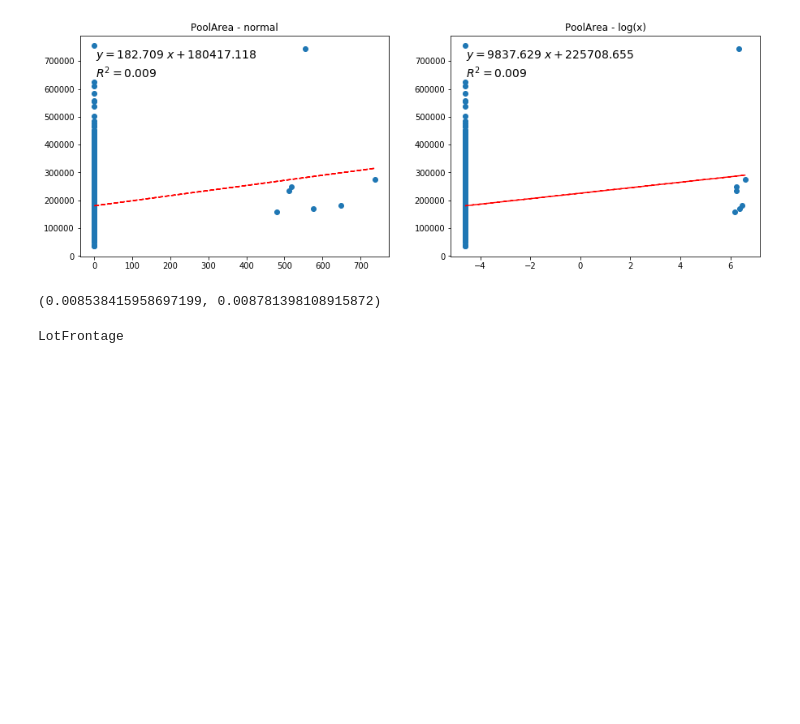
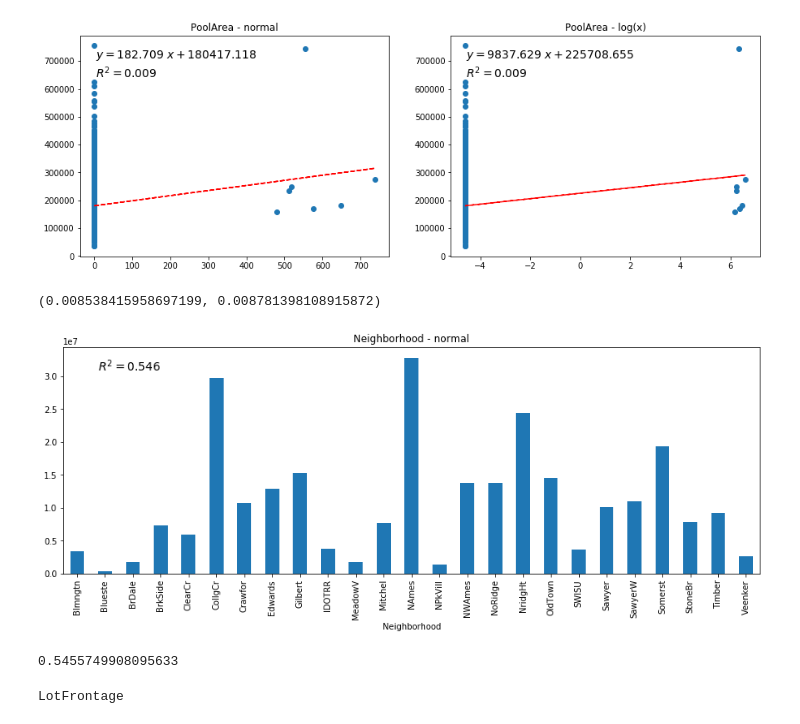
Before and after one commit to oryden/house-price-training-kaggle, a Jupyter notebook: jupyter_notebooks/Kaggle_House_Prices_v1.ipynb, the cells around one changed output. Drawn from its saved outputs; the diff is of its cells as text; code cells hidden in the pictures; blank space fills up the shorter version.

Commit message:
- created functionality to plot and evaluate categorical variables

```diff
--- a/jupyter_notebooks/Kaggle_House_Prices_v1.ipynb
+++ b/jupyter_notebooks/Kaggle_House_Prices_v1.ipynb
@@ -256,6 +254,41 @@ plot_continous_variable(raw_data,x_variable="PoolArea")
 [figure]
 [figure]
 (0.008538415958697199, 0.008781398108915872)
+# %%
+# Functionallity to plot categorical variables
+def plot_categorical_variable(data,x_variable, y_variable="SalePrice"):
+    """
+    Funciton that plots and perform SFA on categorical variables
+    """
+    # perform SFA evaluation
+    x_data = data[x_variable].astype("category")
+    independent_data = pd.get_dummies(x_data, drop_first=True)
+    dependent_data = data[y_variable]
+
+    act_model = LinearRegression()
+    trained_model = act_model.fit(independent_data, dependent_data)
+    model_score = trained_model.score(independent_data, dependent_data)
+
+
+    plt.figure(figsize=(15,5))
+
+    data_to_plot = data.groupby(x_variable)[y_variable].sum()
+
+    data_to_plot.plot(kind="bar")
+    plt.title("{} - normal".format(x_variable))
+
+    text = f"$R^2 = {model_score:0.3f}$"
+    plt.gca().text(0.05, 0.95, text,transform=plt.gca().transAxes,
+     fontsize=14, verticalalignment='top')
+
+    plt.show()
+
+    return model_score
+
+plot_categorical_variable(raw_data, "Neighborhood")
+# %% [output]
+[figure, added]
+0.5455749908095633
 # %%
 # Plot variable overview for all contionus variables
 for variable_to_plot in continous_variables:
```
Also changed, not shown: parts of 2 cells of this notebook.
